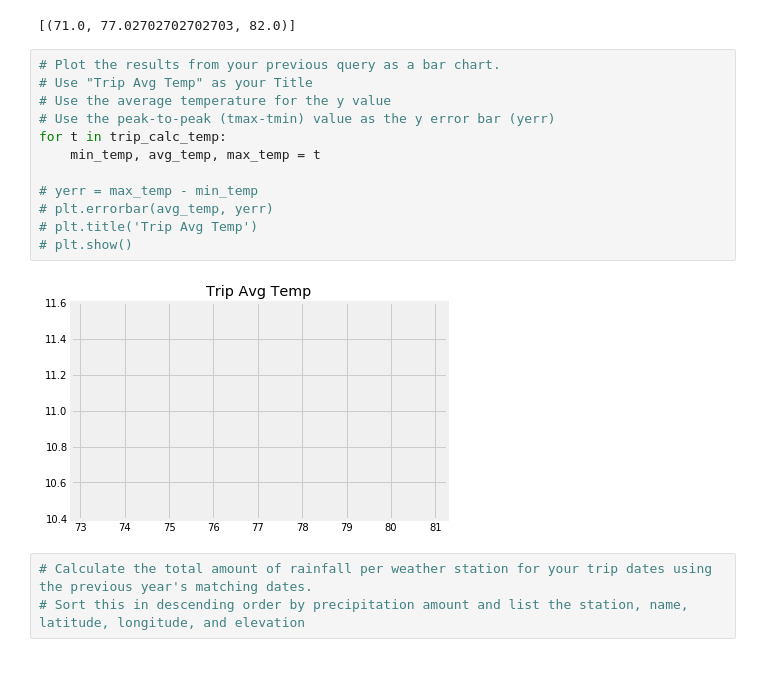
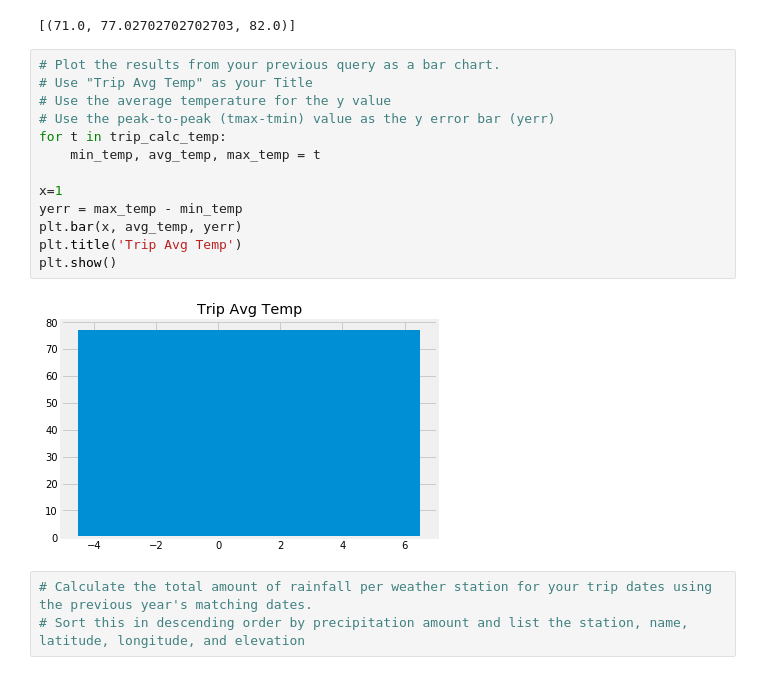
Before and after one commit to godse-snehal/surf-climate-analysis, a Jupyter notebook: climate_starter.ipynb, the cells around one changed output. Saved outputs shown, nothing was run; the diff lists cells and outputs as text.

```diff
--- a/climate_starter.ipynb
+++ b/climate_starter.ipynb
@@ -225,17 +243,18 @@ print(trip_calc_temp)
 # %%
 # Plot the results from your previous query as a bar chart.
 # Use "Trip Avg Temp" as your Title
 # Use the average temperature for the y value
 # Use the peak-to-peak (tmax-tmin) value as the y error bar (yerr)
 for t in trip_calc_temp:
     min_temp, avg_temp, max_temp = t
 
-# yerr = max_temp - min_temp
-# plt.errorbar(avg_temp, yerr)
-# plt.title('Trip Avg Temp')
-# plt.show()
+x=1
+yerr = max_temp - min_temp
+plt.bar(x, avg_temp, yerr)
+plt.title('Trip Avg Temp')
+plt.show()
 # %% [output]
-[figure, old version]
+[figure, new version]
 # %%
 # Calculate the total amount of rainfall per weather station for your trip dates using the previous year's matching dates.
 # Sort this in descending order by precipitation amount and list the station, name, latitude, longitude, and elevation
```
Also changed, not shown: parts of 2 cells of this notebook, 1 other file.
